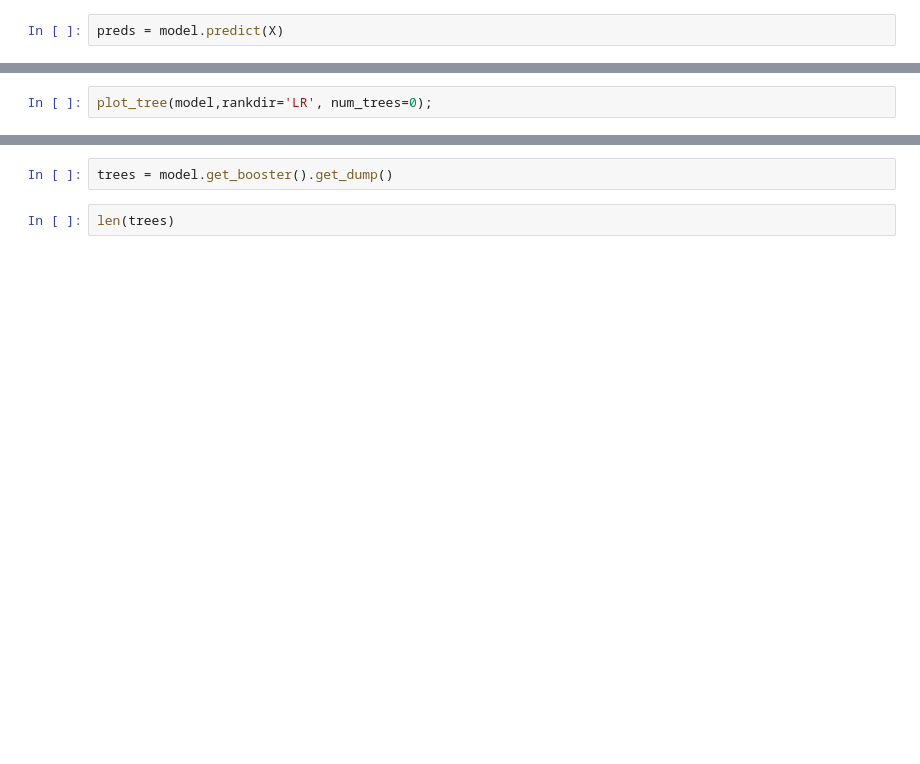
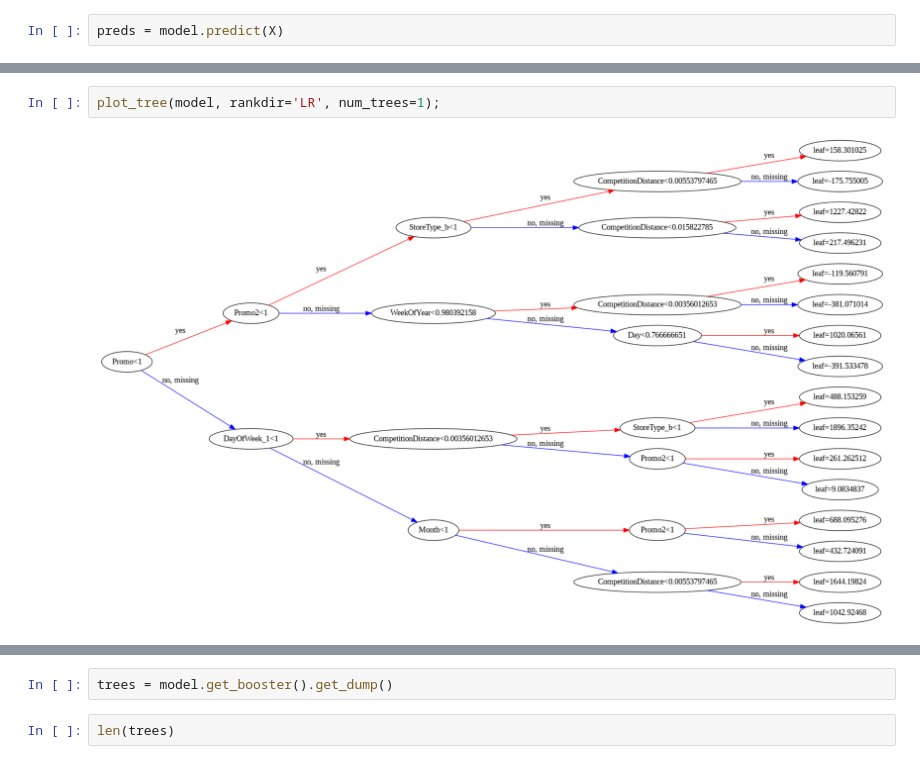
Before and after one commit to ADITI9981/Machine-Learning, a Jupyter notebook: Rossman_Store_Sales_Predictions_with_GradientBoosting.ipynb, the cells around one changed output, grey strips where cells are left out. Drawn from its saved outputs; the diff is of its cells as text; blank space fills up the shorter version.

```diff
--- a/Rossman_Store_Sales_Predictions_with_GradientBoosting.ipynb
+++ b/Rossman_Store_Sales_Predictions_with_GradientBoosting.ipynb
@@ -189,3 +416,5 @@ rcParams['figure.figsize'] = 30,30
 # %%
-plot_tree(model,rankdir='LR', num_trees=0);
+plot_tree(model, rankdir='LR', num_trees=1);
+# %% [output]
+[figure, added]
 # %%
```
Also changed, not shown: parts of 89 cells of this notebook.
